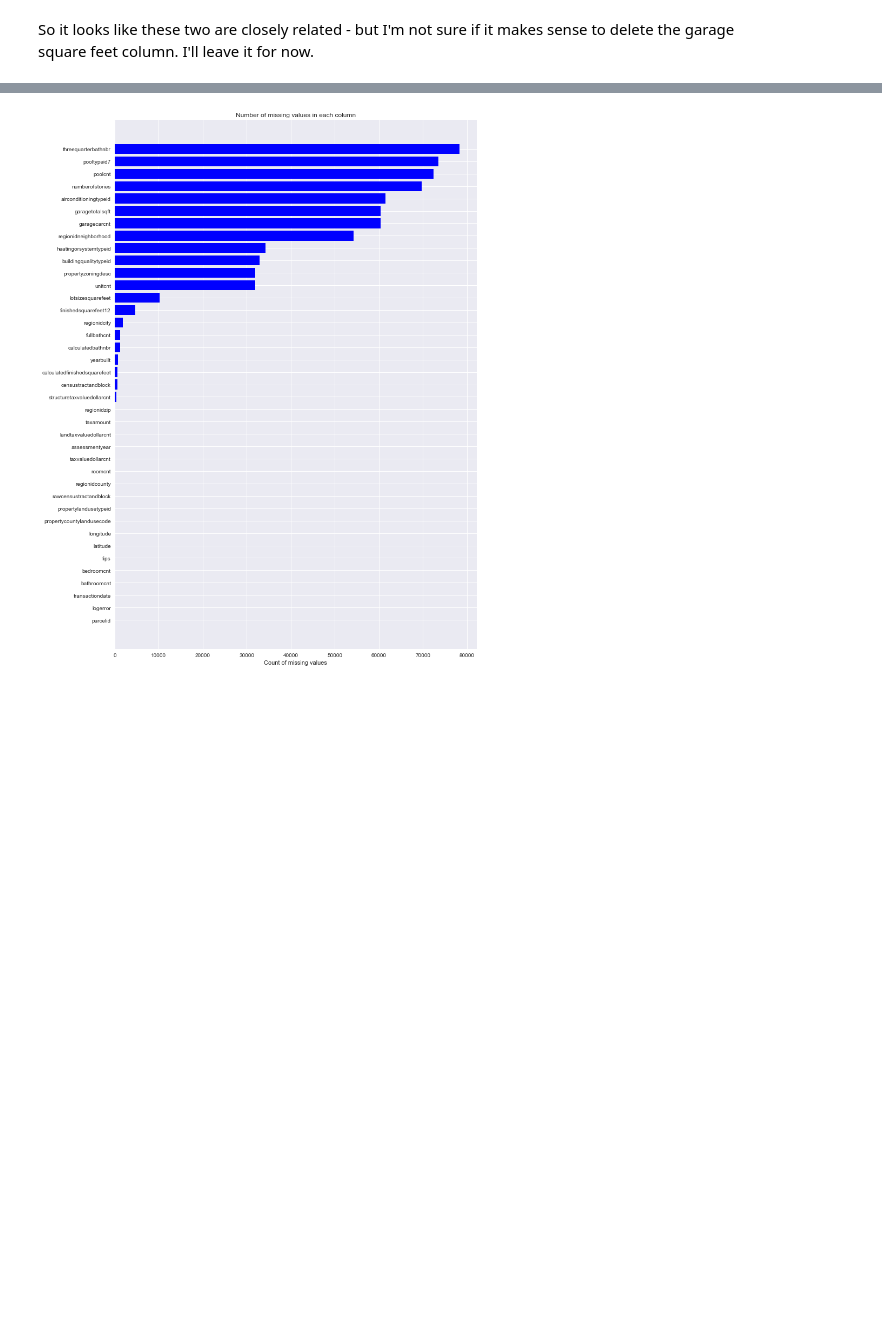
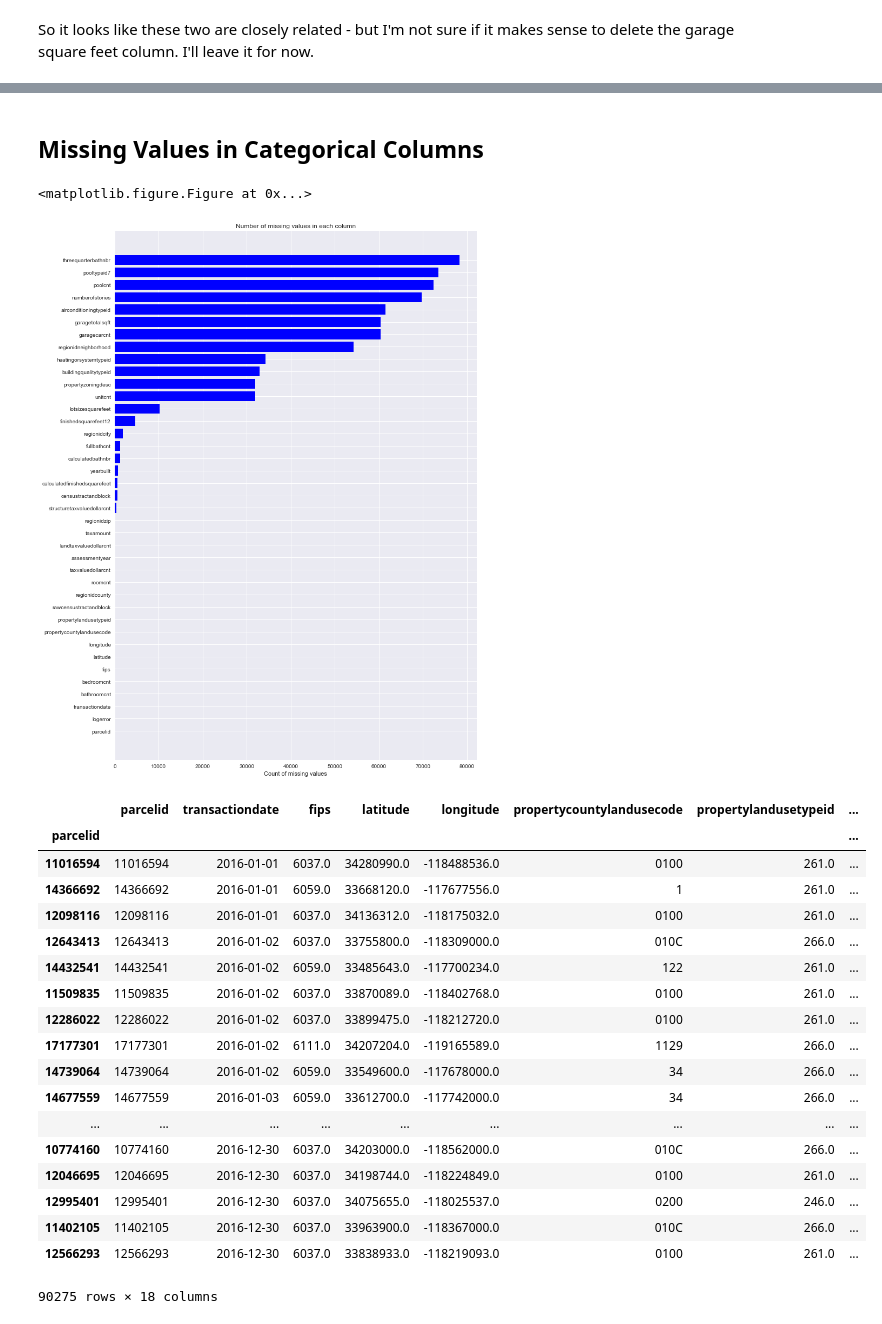
Before and after one commit to def-mycroft/kaggle-zillow-sep2017, a Jupyter notebook: preparation - deal with missing values.ipynb, the cells around one changed output, grey strips where cells are left out. Saved outputs shown, nothing was run; the diff lists cells and outputs as text; code cells hidden in the pictures; blank space fills up the shorter version.

```diff
--- a/preparation - deal with missing values.ipynb
+++ b/preparation - deal with missing values.ipynb
@@ -106,7 +108,7 @@ import matplotlib.pyplot as pyplot
 Create a heatmap of numerical columns to look for correlations.
 # %%
 # exclude categorical or nonsensical columns from the heatmap
-keep = [
+numerical_cols = [
     'logerror',
     'bathroomcnt',
     'bedroomcnt',
@@ -298,3 +317,8 @@ So it looks like these two are closely related - but I'm not sure if it makes se
+# %%
+# drop columns identified as redundant in last section
+df = df[[x for x in df.columns if x not in drop]].copy()
+# %% [markdown]
+## Missing Values in Categorical Columns
 # %%
 missing_values = df.isnull().sum(axis=0).reset_index().copy()
 missing_values.columns = ['col_name', 'missing_count']
@@ -309,4 +333,27 @@ ax.set_xlabel('Count of missing values')
 ax.set_title('Number of missing values in each column')
 pyplot.show()
 # %% [output]
+<matplotlib.figure.Figure at 0x...>
 [figure]
+# %%
+df[[x for x in df.columns if x not in numerical_cols]]
+# %% [output]
+|  | parcelid | transactiondate | fips | latitude | longitude | propertycountylandusecode | propertylandusetypeid | ... |
+| parcelid |  |  |  |  |  |  |  | ... |
+| 11016594 | 11016594 | 2016-01-01 | 6037.0 | 34280990.0 | -118488536.0 | 0100 | 261.0 | ... |
+| 14366692 | 14366692 | 2016-01-01 | 6059.0 | 33668120.0 | -117677556.0 | 1 | 261.0 | ... |
+| 12098116 | 12098116 | 2016-01-01 | 6037.0 | 34136312.0 | -118175032.0 | 0100 | 261.0 | ... |
+| 12643413 | 12643413 | 2016-01-02 | 6037.0 | 33755800.0 | -118309000.0 | 010C | 266.0 | ... |
+| 14432541 | 14432541 | 2016-01-02 | 6059.0 | 33485643.0 | -117700234.0 | 122 | 261.0 | ... |
+| 11509835 | 11509835 | 2016-01-02 | 6037.0 | 33870089.0 | -118402768.0 | 0100 | 261.0 | ... |
+| 12286022 | 12286022 | 2016-01-02 | 6037.0 | 33899475.0 | -118212720.0 | 0100 | 261.0 | ... |
+| 17177301 | 17177301 | 2016-01-02 | 6111.0 | 34207204.0 | -119165589.0 | 1129 | 266.0 | ... |
+| 14739064 | 14739064 | 2016-01-02 | 6059.0 | 33549600.0 | -117678000.0 | 34 | 266.0 | ... |
+| 14677559 | 14677559 | 2016-01-03 | 6059.0 | 33612700.0 | -117742000.0 | 34 | 266.0 | ... |
+| ... | ... | ... | ... | ... | ... | ... | ... | ... |
+| 10774160 | 10774160 | 2016-12-30 | 6037.0 | 34203000.0 | -118562000.0 | 010C | 266.0 | ... |
+| 12046695 | 12046695 | 2016-12-30 | 6037.0 | 34198744.0 | -118224849.0 | 0100 | 261.0 | ... |
+| 12995401 | 12995401 | 2016-12-30 | 6037.0 | 34075655.0 | -118025537.0 | 0200 | 246.0 | ... |
+| 11402105 | 11402105 | 2016-12-30 | 6037.0 | 33963900.0 | -118367000.0 | 010C | 266.0 | ... |
+| 12566293 | 12566293 | 2016-12-30 | 6037.0 | 33838933.0 | -118219093.0 | 0100 | 261.0 | ... |
+90275 rows × 18 columns
```
Also changed, not shown: parts of 7 cells of this notebook.
